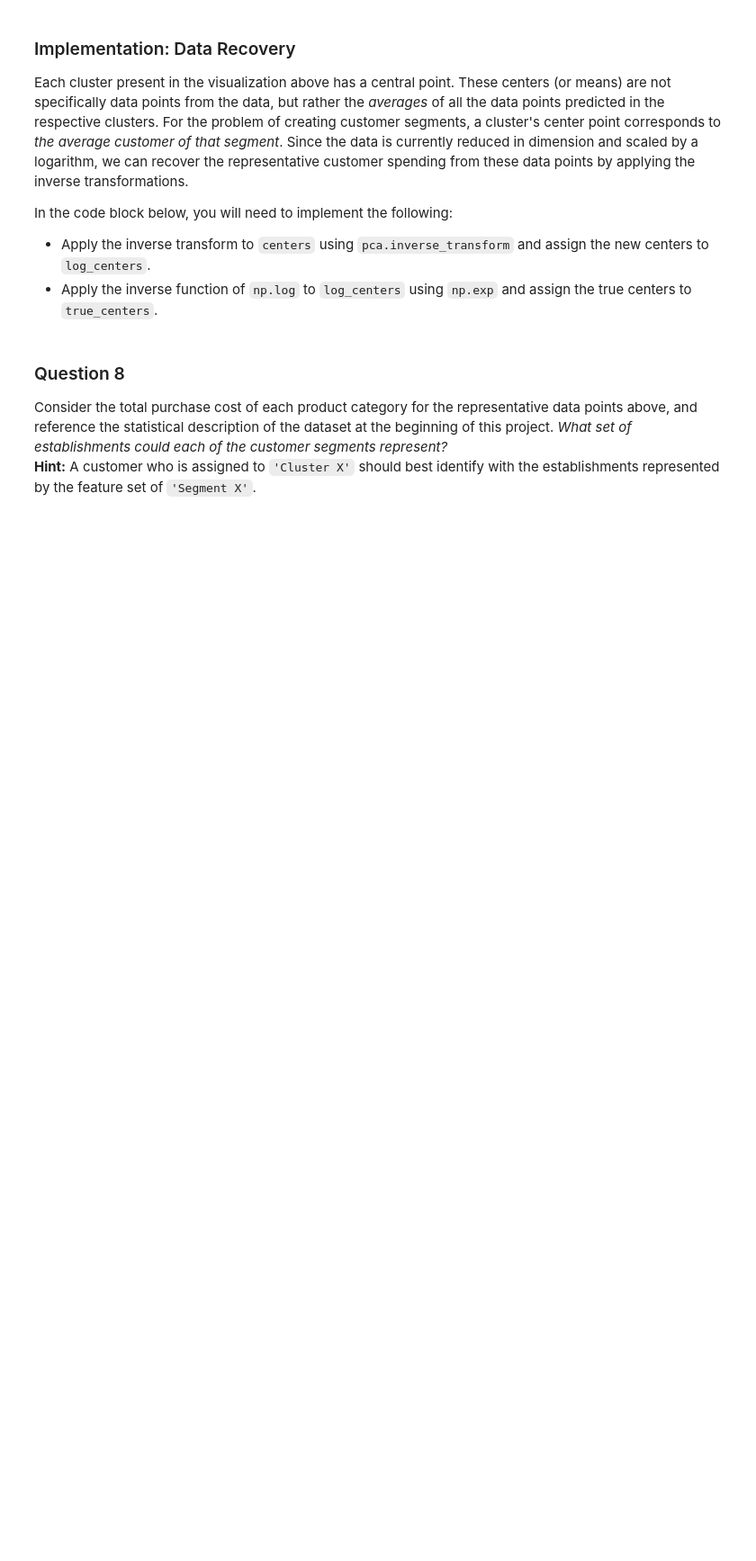
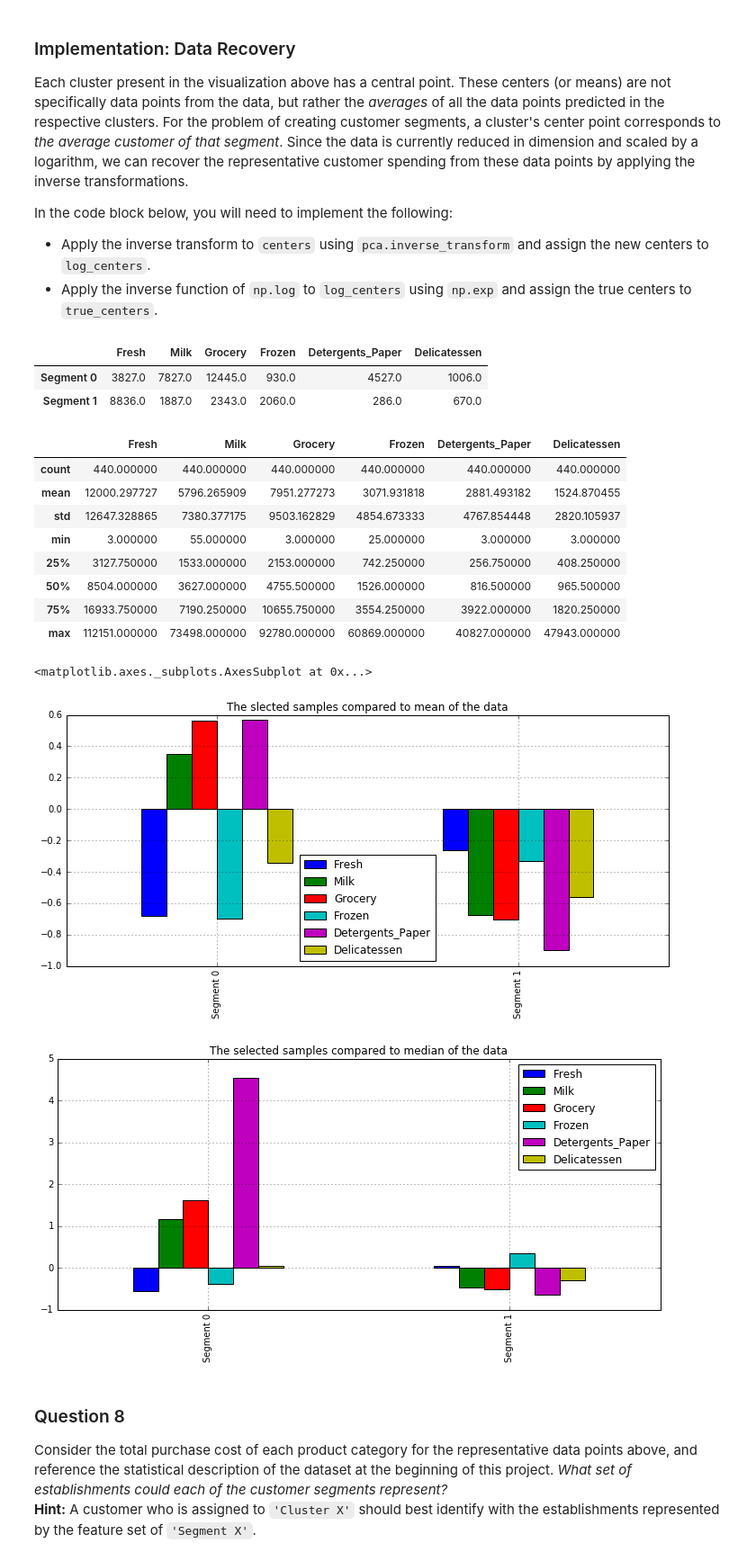
Before and after one commit to fanyishu123/customer_segment, a Jupyter notebook: customer_segments.ipynb, the cells around one changed output. Shown at 90% size. Drawn from its saved outputs; the diff is of its cells as text; code cells hidden in the pictures; blank space fills up the shorter version.

```diff
--- a/customer_segments.ipynb
+++ b/customer_segments.ipynb
@@ -335,13 +352,15 @@ In the code block below, you will need to implement the following:
  - Apply a PCA transformation of `log_samples` using `pca.transform`, and assign the results to `pca_samples`.
 # %%
 # TODO: Apply PCA by fitting the good data with only two dimensions
-pca = None
+from sklearn import decomposition
+pca = decomposition.PCA(n_components=2)
+pca.fit(good_data)
 
 # TODO: Transform the good data using the PCA fit above
-reduced_data = None
+reduced_data = pca.transform(good_data)
 
 # TODO: Transform log_samples using the PCA fit above
-pca_samples = None
+pca_samples = pca.transform(log_samples)
 
 # Create a DataFrame for the reduced data
 reduced_data = pd.DataFrame(reduced_data, columns = ['Dimension 1', 'Dimension 2'])
@@ -387,16 +447,20 @@ In the code block below, you will need to implement the following:
    - Assign the silhouette score to `score` and print the result.
 # %%
 # TODO: Apply your clustering algorithm of choice to the reduced data
-clusterer = None
-
+from sklearn.cluster import KMeans
+from sklearn.metrics import silhouette_score
+no_cluters = 2
+clusterer = KMeans(n_clusters=no_cluters)
+clusterer.fit(reduced_data)
 # TODO: Predict the cluster for each data point
-preds = None
+preds = clusterer.predict(reduced_data)
 
 # TODO: Find the cluster centers
-centers = None
+centers = clusterer.cluster_centers_
 
 # TODO: Predict the cluster for each transformed sample data point
-sample_preds = None
+sample_preds = clusterer.fit_predict(pca_samples)
 
 # TODO: Calculate the mean silhouette coefficient for the number of clusters chosen
-score = None
+score = silhouette_score(reduced_data, preds)
+print score
@@ -420,16 +490,39 @@ In the code block below, you will need to implement the following:
  - Apply the inverse function of `np.log` to `log_centers` using `np.exp` and assign the true centers to `true_centers`.
 # %%
 # TODO: Inverse transform the centers
-log_centers = None
+log_centers = pca.inverse_transform(centers)
 
 # TODO: Exponentiate the centers
-true_centers = None
+true_centers = np.exp(log_centers)
 
 # Display the true centers
 segments = ['Segment {}'.format(i) for i in range(0,len(centers))]
 true_centers = pd.DataFrame(np.round(true_centers), columns = data.keys())
 true_centers.index = segments
 display(true_centers)
+
+# Display a description of the dataset
+display(data.describe())
+
+
+((true_centers-data.mean()) / data.mean()).plot.bar(figsize=(12,5), title='The slected samples compared to mean of the data', grid=True);
+((true_centers-data.median()) / data.median()).plot.bar(figsize=(12,5), title='The selected samples compared to median of the data', grid=True)
+# %% [output]
+|  | Fresh | Milk | Grocery | Frozen | Detergents_Paper | Delicatessen |
+| Segment 0 | 3827.0 | 7827.0 | 12445.0 | 930.0 | 4527.0 | 1006.0 |
+| Segment 1 | 8836.0 | 1887.0 | 2343.0 | 2060.0 | 286.0 | 670.0 |
+|  | Fresh | Milk | Grocery | Frozen | Detergents_Paper | Delicatessen |
+| count | 440.000000 | 440.000000 | 440.000000 | 440.000000 | 440.000000 | 440.000000 |
+| mean | 12000.297727 | 5796.265909 | 7951.277273 | 3071.931818 | 2881.493182 | 1524.870455 |
+| std | 12647.328865 | 7380.377175 | 9503.162829 | 4854.673333 | 4767.854448 | 2820.105937 |
+| min | 3.000000 | 55.000000 | 3.000000 | 25.000000 | 3.000000 | 3.000000 |
+| 25% | 3127.750000 | 1533.000000 | 2153.000000 | 742.250000 | 256.750000 | 408.250000 |
+| 50% | 8504.000000 | 3627.000000 | 4755.500000 | 1526.000000 | 816.500000 | 965.500000 |
+| 75% | 16933.750000 | 7190.250000 | 10655.750000 | 3554.250000 | 3922.000000 | 1820.250000 |
+| max | 112151.000000 | 73498.000000 | 92780.000000 | 60869.000000 | 40827.000000 | 47943.000000 |
+<matplotlib.axes._subplots.AxesSubplot at 0x...>
+[figure, added]
+[figure, added]
 # %% [markdown]
 ### Question 8
 Consider the total purchase cost of each product category for the representative data points above, and reference the statistical description of the dataset at the beginning of this project. *What set of establishments could each of the customer segments represent?*
```
Also changed, not shown: parts of 23 cells of this notebook.
